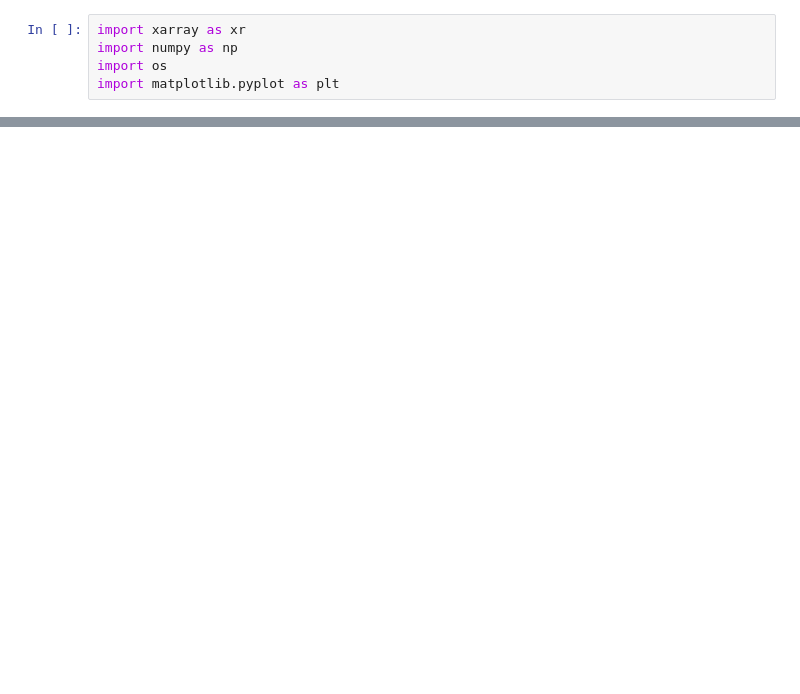
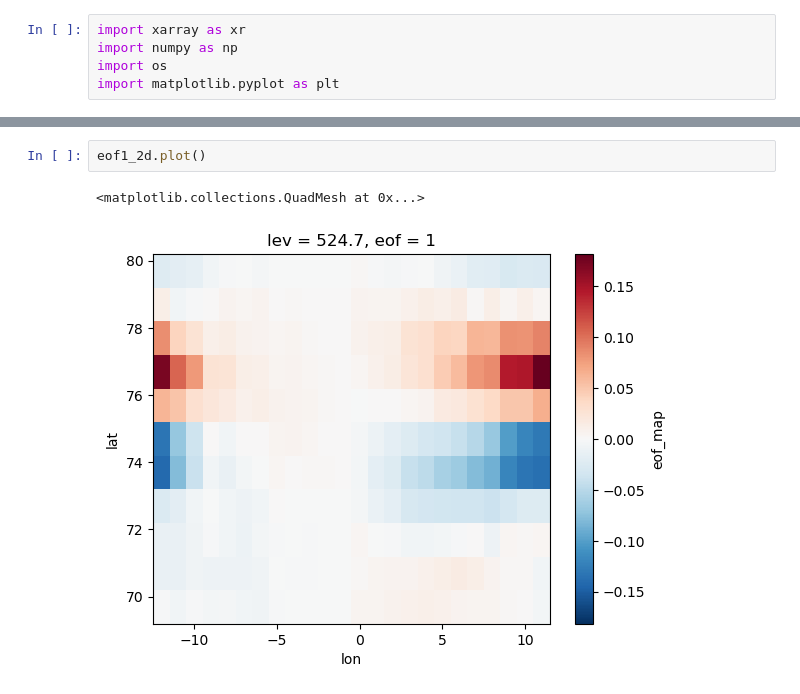
Before and after one commit to WillyChap/CUVACAR_xai, a Jupyter notebook: kjmayer/EOFanalysis/EOFanalysis-Explore.ipynb, the cells around one changed output, grey strips where cells are left out. Saved outputs shown, nothing was run; the diff lists cells and outputs as text; blank space fills up the shorter version.

```diff
--- a/kjmayer/EOFanalysis/EOFanalysis-Explore.ipynb
+++ b/kjmayer/EOFanalysis/EOFanalysis-Explore.ipynb
@@ -6,3 +22,8 @@ import matplotlib.pyplot as plt
+# %%
+eof1_2d.plot()
+# %% [output]
+<matplotlib.collections.QuadMesh at 0x...>
+[figure, added]
 # %%
 # ============================================================
 # CONFIG
```
Also changed, not shown: parts of 3 cells of this notebook, 2 other files.
